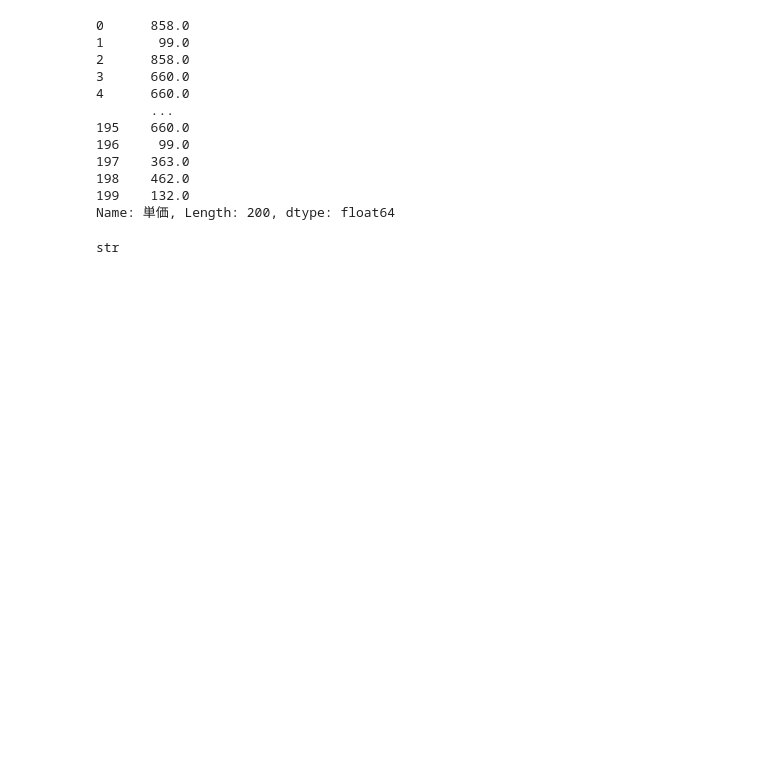
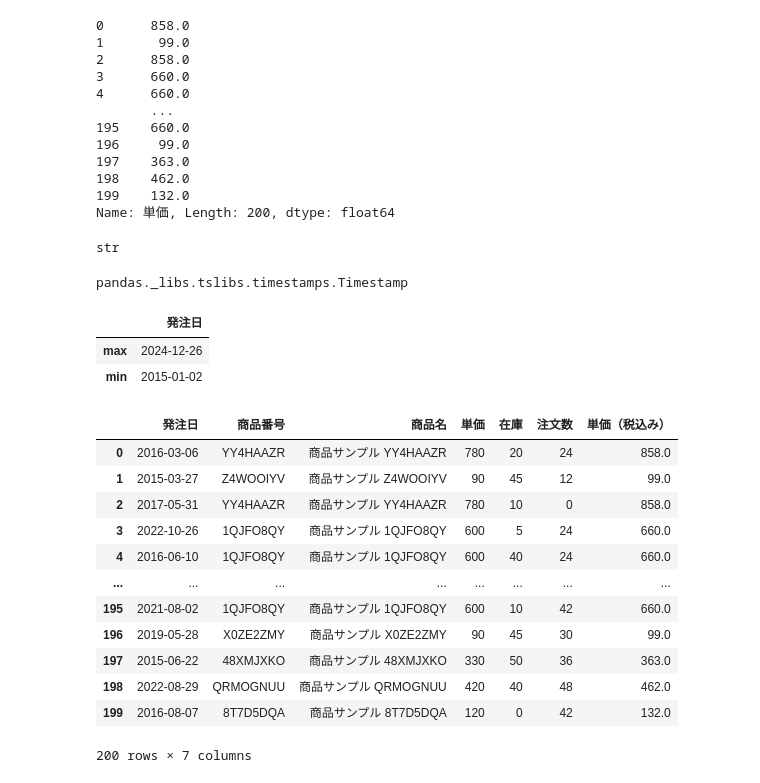
Before and after one commit to picalin/samurai_data_science, a Jupyter notebook: 07_pandas_practice.ipynb, the cells around one changed output. Cells and saved outputs as stored; diff of their text form; code cells hidden in the pictures; blank space fills up the shorter version.

```diff
--- a/07_pandas_practice.ipynb
+++ b/07_pandas_practice.ipynb
@@ -103,4 +103,32 @@ type(df['発注日'].loc[0])
 # %% [output]
 str
 # %%
-df['発注日'] = pd.to_datetime
+df['発注日'] = pd.to_datetime(df['発注日'])
+# %%
+type(pd.to_datetime(df['発注日']).loc[0])
+# %% [output]
+pandas._libs.tslibs.timestamps.Timestamp
+# %%
+df.agg({'発注日':['max', 'min']})
+# %% [output]
+|  | 発注日 |
+| max | 2024-12-26 |
+| min | 2015-01-02 |
+# %%
+tax_series = df['単価'].apply(tax)
+tax_series.name = "単価（税込み）"
+pd.concat([df, tax_series], axis=1)
+# %% [output]
+|  | 発注日 | 商品番号 | 商品名 | 単価 | 在庫 | 注文数 | 単価（税込み） |
+| 0 | 2016-03-06 | YY4HAAZR | 商品サンプル YY4HAAZR | 780 | 20 | 24 | 858.0 |
+| 1 | 2015-03-27 | Z4WOOIYV | 商品サンプル Z4WOOIYV | 90 | 45 | 12 | 99.0 |
+| 2 | 2017-05-31 | YY4HAAZR | 商品サンプル YY4HAAZR | 780 | 10 | 0 | 858.0 |
+| 3 | 2022-10-26 | 1QJFO8QY | 商品サンプル 1QJFO8QY | 600 | 5 | 24 | 660.0 |
+| 4 | 2016-06-10 | 1QJFO8QY | 商品サンプル 1QJFO8QY | 600 | 40 | 24 | 660.0 |
+| ... | ... | ... | ... | ... | ... | ... | ... |
+| 195 | 2021-08-02 | 1QJFO8QY | 商品サンプル 1QJFO8QY | 600 | 10 | 42 | 660.0 |
+| 196 | 2019-05-28 | X0ZE2ZMY | 商品サンプル X0ZE2ZMY | 90 | 45 | 30 | 99.0 |
+| 197 | 2015-06-22 | 48XMJXKO | 商品サンプル 48XMJXKO | 330 | 50 | 36 | 363.0 |
+| 198 | 2022-08-29 | QRMOGNUU | 商品サンプル QRMOGNUU | 420 | 40 | 48 | 462.0 |
+| 199 | 2016-08-07 | 8T7D5DQA | 商品サンプル 8T7D5DQA | 120 | 0 | 42 | 132.0 |
+200 rows × 7 columns
```
